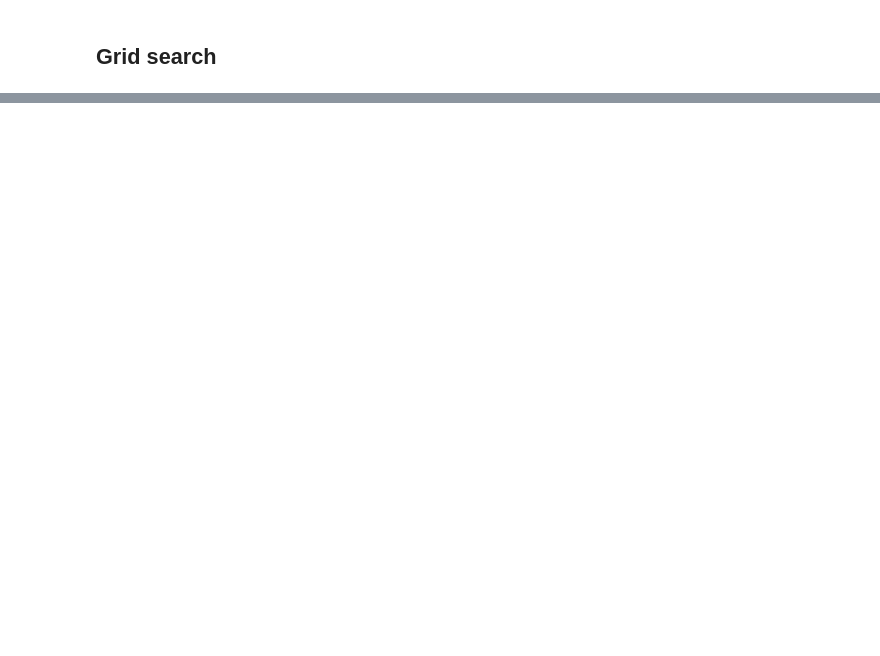
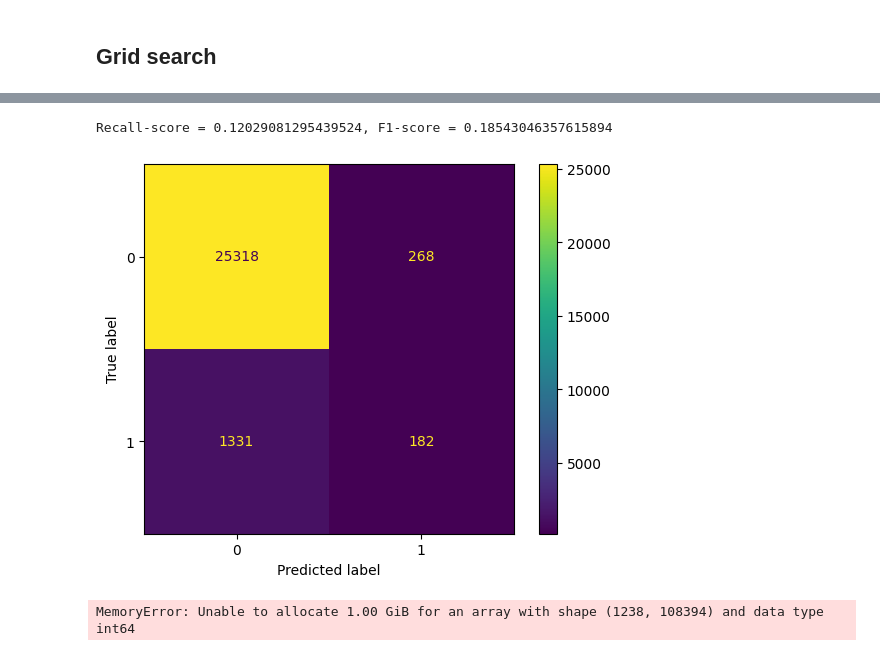
Before and after one commit to karol-pa/Fraud-Detection_Exercise, a Jupyter notebook: example.ipynb, the cells around one changed output, grey strips where cells are left out. Drawn from its saved outputs; the diff is of its cells as text; code cells hidden in the pictures; blank space fills up the shorter version.

```diff
--- a/example.ipynb
+++ b/example.ipynb
@@ -280,0 +297,25 @@ Recall-score = 0.1830799735624587, F1-score = 0.2795156407669021
+# %%
+model = KNeighborsClassifier(metric='chebyshev')
+
+model.fit(X_train.fillna(0).replace([np.inf, -np.inf], 0, inplace=False), y_train)
+
+y_pred = model.predict(X_test.fillna(0).replace([np.inf, -np.inf], 0, inplace=False))
+
+ConfusionMatrixDisplay(confusion_matrix(y_test.fillna(0).replace([np.inf, -np.inf], 0, inplace=False), y_pred)).plot()
+
+print(f"Recall-score = {recall_score(y_test.fillna(0).replace([np.inf, -np.inf], 0, inplace=False), y_pred) }, F1-score = {f1_score(y_test.fillna(0).replace([np.inf, -np.inf], 0, inplace=False), y_pred)}")
+# %% [output]
+Recall-score = 0.12029081295439524, F1-score = 0.18543046357615894
+[figure, added]
+# %%
+model = KNeighborsClassifier(metric='cosine')
+
+model.fit(X_train.fillna(0).replace([np.inf, -np.inf], 0, inplace=False), y_train)
+
+y_pred = model.predict(X_test.fillna(0).replace([np.inf, -np.inf], 0, inplace=False))
+
+ConfusionMatrixDisplay(confusion_matrix(y_test.fillna(0).replace([np.inf, -np.inf], 0, inplace=False), y_pred)).plot()
+
+print(f"Recall-score = {recall_score(y_test.fillna(0).replace([np.inf, -np.inf], 0, inplace=False), y_pred) }, F1-score = {f1_score(y_test.fillna(0).replace([np.inf, -np.inf], 0, inplace=False), y_pred)}")
+# %% [output]
+MemoryError: Unable to allocate 1.00 GiB for an array with shape (1238, 108394) and data type int64
```
Also changed, not shown: parts of 9 cells of this notebook.
